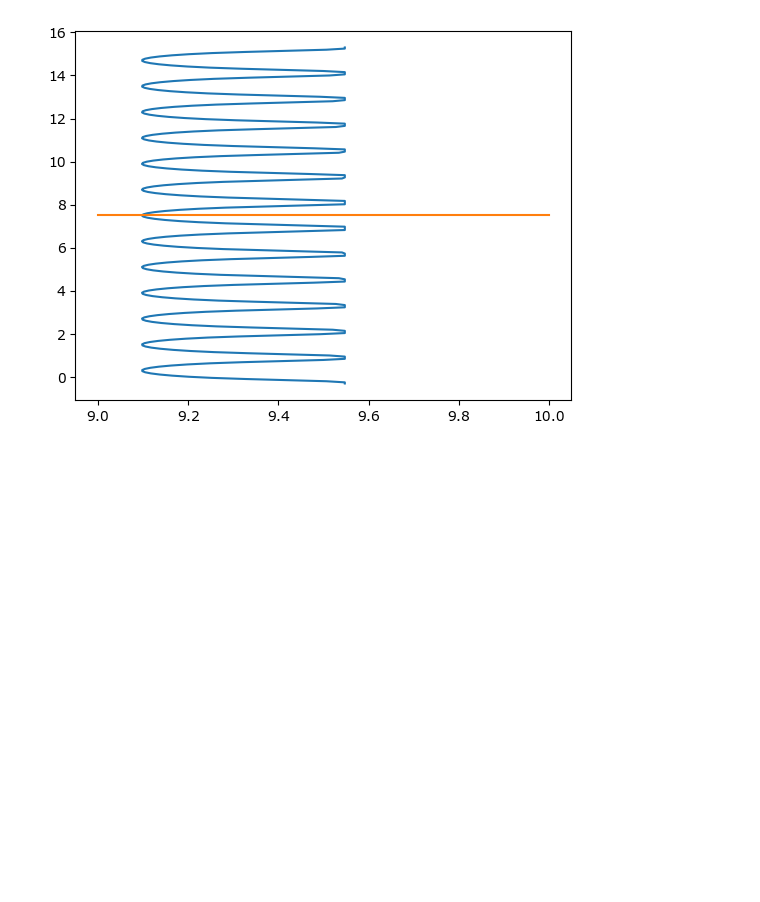
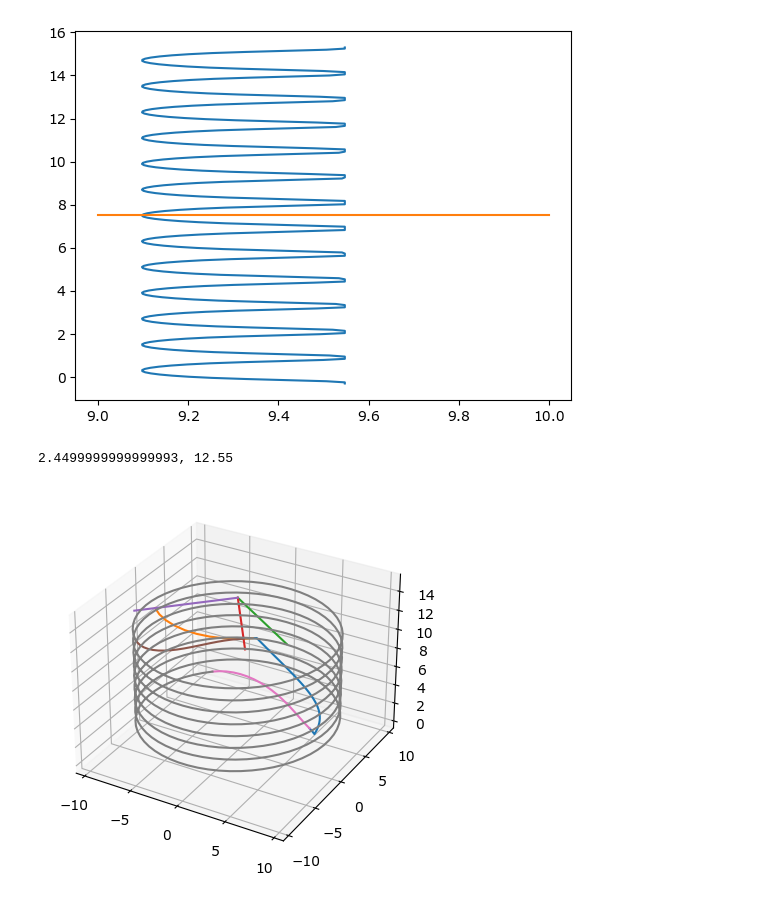
Before and after one commit to RichardPotthoff/myrepo, a Jupyter notebook: turtle_capstan.ipynb, the cells around one changed output. Cells and saved outputs as stored; diff of their text form; code cells hidden in the pictures; blank space fills up the shorter version.

Commit message:
wire path added

```diff
--- a/turtle_capstan.ipynb
+++ b/turtle_capstan.ipynb
@@ -300,6 +300,7 @@ while  z<(zt+hl):
   jt=(jt+1)%n
   z+=dzdj
   eh=min(z-zb if z<(zb+hl+ehmin) else hl ,zt-(z-hl))
+  ew=EWs[jt]
   p=path[jt]
   mesh_ang=dmeshangdz*z
   p*=np.exp(1j*mesh_ang)#twist the mesh
@@ -325,10 +326,10 @@ while  z<(zt+hl):
                   max_advance=phase_advance_z)
 
     thread_amp=thread_depth_pattern(z,phi=np.angle(p),pitch=pitch,d_wire=d_wire,l_circ=l_circ,tang_ang=tang_ang,z0=zmid+pitch/2)
+    thread_amp=thread_amp-ew/2
     p_amp=abs(p)
     chamfer_amp=pr1_r+2*chamfer - min(z-zb,zt-z) #inside chamfer
     p=p/pr1_r*min(p_amp,max(thread_amp,chamfer_amp)) #don't stretch surface outward
-  ew=EWs[jt]
   if (abs(eh-old_eh)/hl)>0.01 or abs(ew-old_ew)>0.005:
    # print(f'{zb=}{z=}{zt=}{eh=}{w=}')
     steps.append(fc.ExtrusionGeometry(area_model='rectangle',height=eh,width=ew))
@@ -373,3 +352,56 @@ wiresteps = fc.move(wiresteps, model_offset)
+# %%
+#show the path of the wire
+def alphaBlend(x,xstart, xend,f0,f1):
+    alpha=0.5+0.5*np.cos(np.max([np.zeros_like(x),np.min([np.ones_like(x),(x-xstart)/(xend-xstart)],axis=0)] ,axis=0)*pi)
+    return alpha*f0(x)+(1.0-alpha)*f1(x)
+
+fig=plt.figure()
+ax=fig.add_subplot(projection='3d')
+def helixpath(phi,z0,r,dzdphi):
+   'return wire coordinates for angle phi'
+   p=r*np.exp(1j*(phi))
+   z=z0+dzdphi*(phi)
+   return np.array([p.real,p.imag,z])
+
+phi0=-(pi/4-pi/16)
+phi1=-(pi/4+pi/16)
+phi2=-(pi/4+pi/2)
+phi=np.linspace(-phi1,phi1,40)
+zt=15
+zb=0
+z0=zb+(zt-zb)/2
+r_circ=60/(2*pi)
+EW=1
+d_wire=0.9
+r_wire=d_wire/2
+pitch=1.2
+x,y,z=helixpath(phi=phi,z0=z0,r=r_circ-EW-d_wire,dzdphi=-(zt-zb)/(pi/2))
+ax.plot3D(x,y,np.max([np.min([z,np.zeros_like(z)+(zt+r_wire)],axis=0),np.zeros_like(z)+zb-r_wire],axis=0))
+
+phi=np.linspace(-0.28*pi,-pi/4-pi/2,10)
+ax.plot3D(*helixpath(phi=phi,z0=zt+r_wire,r=r_circ-EW-d_wire,dzdphi=0))
+#alpha blend transitions phi0->phi1, and phi1->phi2
+
+for phi in (phi0,phi1,phi2):
+    p=r_circ*np.exp(1j*phi)
+    ax.plot3D([0,p.real],[0,p.imag],[zt+r_wire,zt+r_wire])# mark phi0,phi1,phi2
+phi=np.linspace(phi0,phi1,20)
+f0=lambda phi:helixpath(phi=phi,z0=z0,r=r_circ-EW-d_wire,dzdphi=-(zt-zb)/(pi/2))
+f1=lambda phi:helixpath(phi=phi,z0=zt+r_wire,r=r_circ-EW-d_wire,dzdphi=0)
+f2=lambda phi:helixpath(phi=phi,z0=zt-r_wire-2-pitch/(2*pi)*phi2,r=r_circ,dzdphi=pitch/(2*pi))
+phi=np.linspace(phi1,phi2,20)
+x,y,z=alphaBlend(x=phi,xstart=phi1,xend=phi2,f0=f1,f1=f2)
+ax.plot3D(x,y,z)
+ax.plot3D(x,-y,-(z-z0)+z0)
+phi=np.linspace(phi2,-9*(2*pi)-phi2,500)
+pitch=(z[-1]-(-(z-z0)+z0)[-1])/(9*(2*pi)+2*phi2)*2*pi
+ax.plot3D(*helixpath(phi=phi,z0=zt-r_wire-2-pitch/(2*pi)*phi2,r=r_circ,dzdphi=pitch/(2*pi)))
+limits = np.array([getattr(ax, f'get_{axis}lim')() for axis in 'xyz'])
+ax.set_box_aspect(np.ptp(limits, axis = 1))
+print(f'{(-(z-z0)+z0)[-1]}, {z[-1]}')
+# %% [output]
+2.4499999999999993, 12.55
+[figure, added]
 # %%
 # add annotations and plot
 EW=1.0
```
Also changed, not shown: parts of 2 cells of this notebook.
